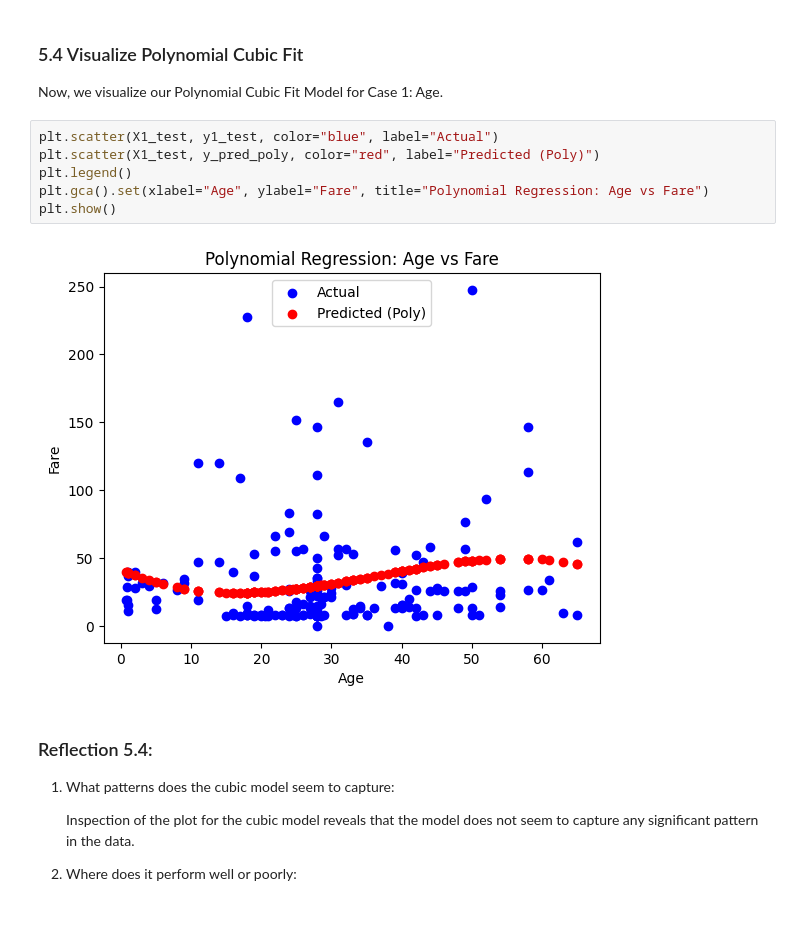
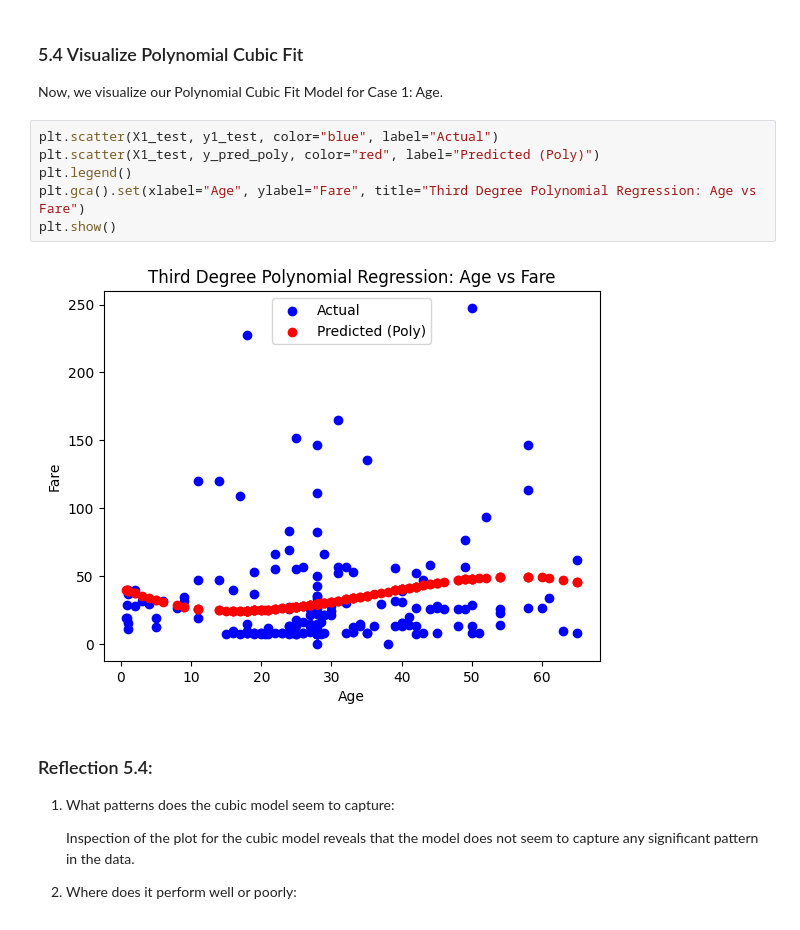
Before and after one commit to JfromNWMS/applied-ml-jordan, a Jupyter notebook: notebooks/project04/ml04_jordan.ipynb, the cells around one changed output. Cells and saved outputs as stored; diff of their text form.

```diff
--- a/notebooks/project04/ml04_jordan.ipynb
+++ b/notebooks/project04/ml04_jordan.ipynb
@@ -225,11 +225,11 @@ Now, we visualize our Polynomial Cubic Fit Model for Case 1: Age.
 # %%
 plt.scatter(X1_test, y1_test, color="blue", label="Actual")
 plt.scatter(X1_test, y_pred_poly, color="red", label="Predicted (Poly)")
 plt.legend()
-plt.gca().set(xlabel="Age", ylabel="Fare", title="Polynomial Regression: Age vs Fare")
+plt.gca().set(xlabel="Age", ylabel="Fare", title="Third Degree Polynomial Regression: Age vs Fare")
 plt.show()
 # %% [output]
-[figure, old version]
+[figure, new version]
 # %% [markdown]
 ### Reflection 5.4:
 
```
Also changed, not shown: 1 other file.
